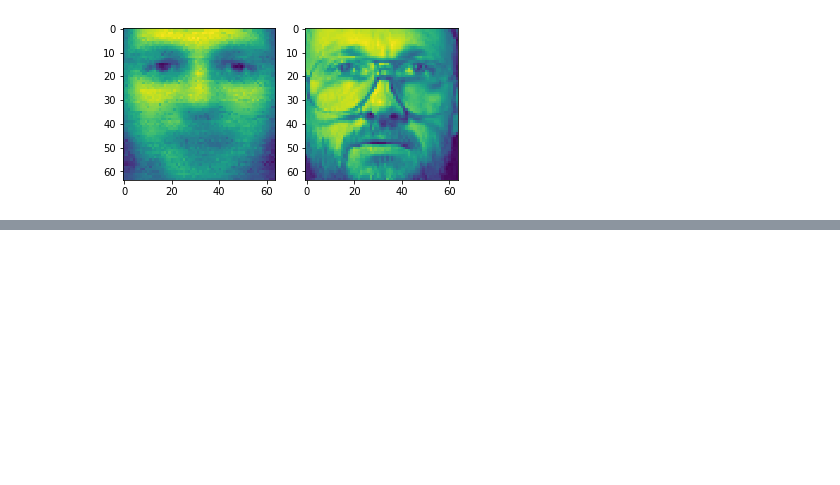
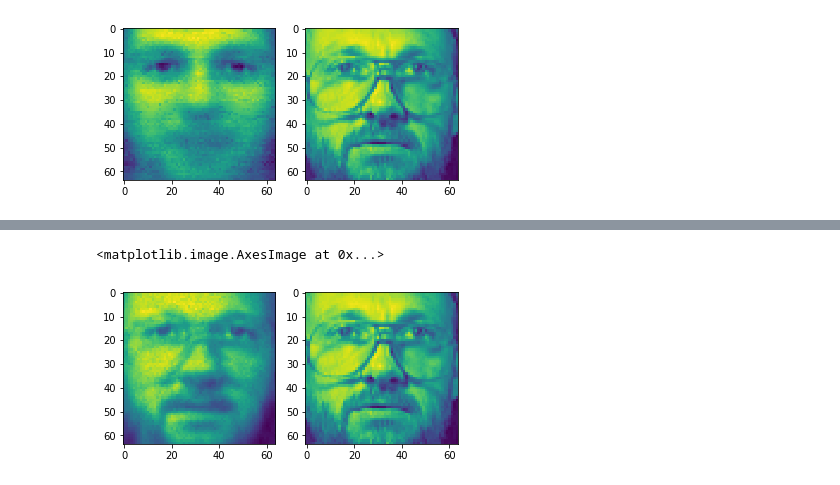
Before and after one commit to meersuri/JupyterNotebooks, a Jupyter notebook: pca_and_nmf.ipynb, the cells around one changed output, grey strips where cells are left out. Cells and saved outputs as stored; diff of their text form; code cells hidden in the pictures; blank space fills up the shorter version.

Commit message:
added nmf mu algorithm

```diff
--- a/pca_and_nmf.ipynb
+++ b/pca_and_nmf.ipynb
@@ -72,3 +72,32 @@ plt.imshow(x)
 # %% [output]
 <matplotlib.image.AxesImage at 0x...>
 [figure]
+# %%
+def divergence(b, V, Vh):
+    if b == 0:
+        return np.sum((V/Vh - np.log(V/Vh) - 1))
+    elif b == 1:
+        return np.sum(V*np.log(V/Vh) - V + Vh)
+    else:
+        return np.sum((1/(b*(b-1)))*(V**b + (b - 1)*Vh**b - b*V*Vh**(b - 1)))
+# %%
+#NMF - V ~ WH, W is the dictionary of k basis vectors and H is the matrix of coefficients
+V = data
+#number of basis vectors
+k = 40
+#dictionary of basis vectors
+W = 0.01*np.random.uniform(0, 1, (data.shape[0], k))
+#activations
+H = 0.01*np.random.uniform(0, 1, (k, data.shape[1]))
+#divergence type
+b = 2
+# %%
+# multiplicative update algorithm for NMF
+n_iters = 200
+for i in range(n_iters):
+    H = H*(np.matmul(W.T, (np.matmul(W, H)**(b-2))*V))/(np.matmul(W.T, (np.matmul(W, H)**(b-1))))
+    W = W*(np.matmul(((np.matmul(W, H)**(b-2))*V), H.T))/(np.matmul((np.matmul(W, H)**(b-1)), H.T))
+    Vh = np.matmul(W, H)
+    d = divergence(b, V, Vh)
+    if i % 20 == 0:
+        print("iter = {}, divergence = {:.3f}".format(i, d))
@@ -74,0 +115,12 @@ plt.imshow(x)
+# %%
+Vh = np.matmul(W, H)
+i = 0
+x = V[:, i].reshape(64, 64)
+xh = Vh[:, i].reshape(64, 64)
+plt.subplot(1, 2, 1)
+plt.imshow(xh)
+plt.subplot(1, 2, 2)
+plt.imshow(x)
+# %% [output]
+<matplotlib.image.AxesImage at 0x...>
+[figure, added]
```
Also changed, not shown: parts of 1 cell of this notebook.
